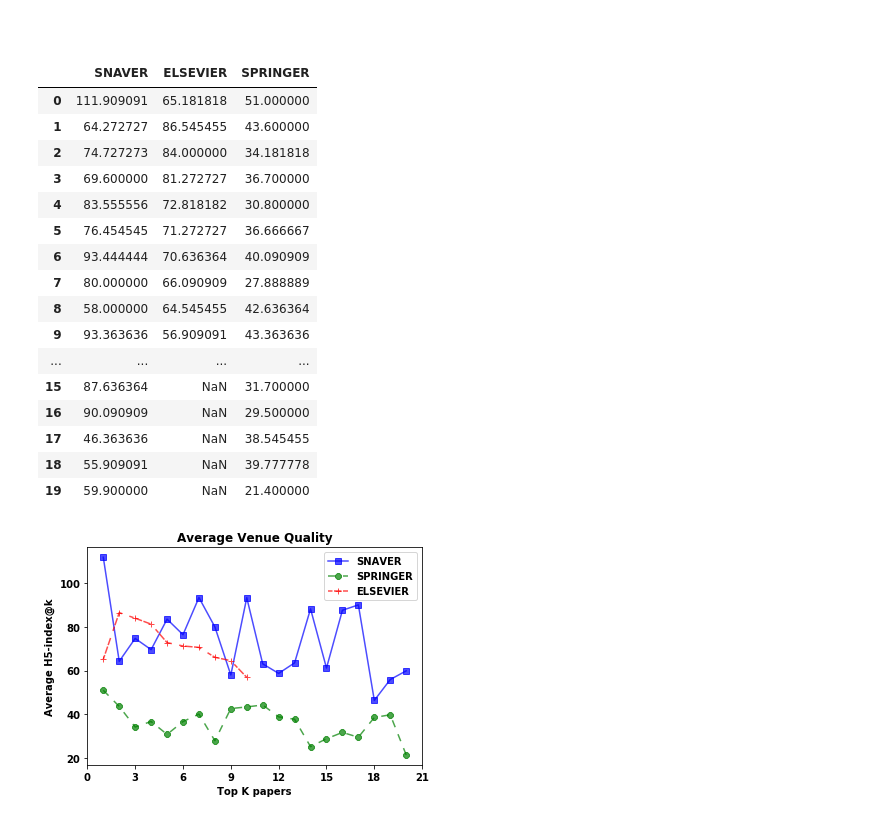
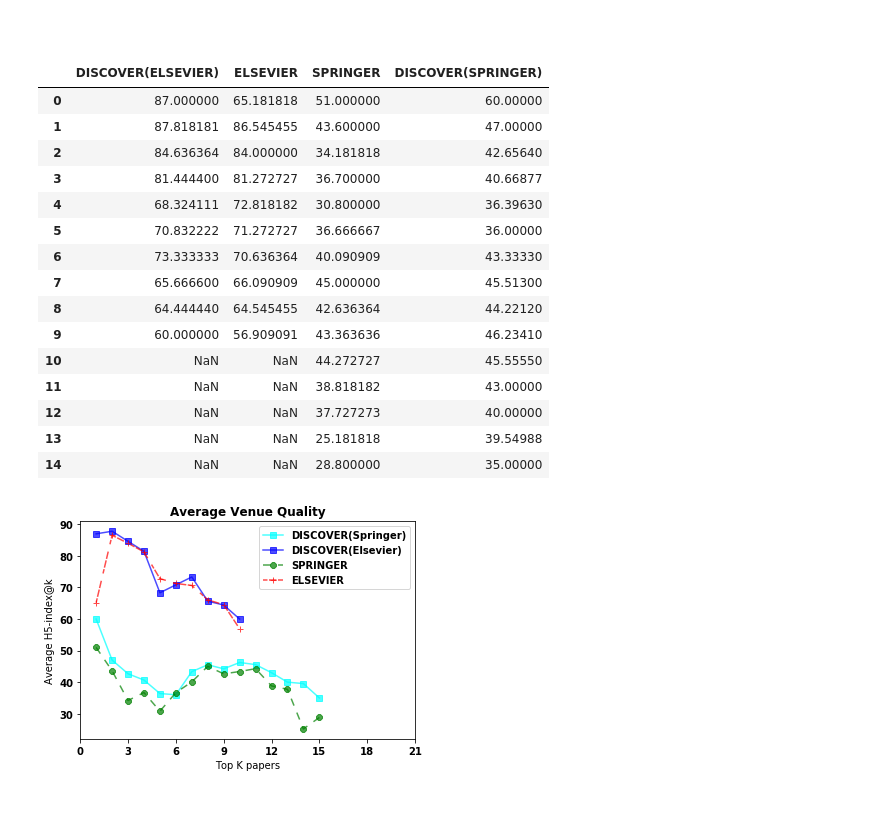
Before and after one commit to RTG8055/IIT-BHU, a Jupyter notebook: result-metric-I/Graphs.ipynb, the cells around one changed output. Saved outputs shown, nothing was run; the diff lists cells and outputs as text; code cells hidden in the pictures.

```diff
--- a/result-metric-I/Graphs.ipynb
+++ b/result-metric-I/Graphs.ipynb
@@ -236,44 +236,44 @@ plt.savefig("Precision_Average4.eps",dpi=300,bbox_inches='tight')
 # %% [output]
 [figure]
 # %%
-df3 = pd.read_excel("venuequality.xlsx")
+df3 = pd.read_excel("new_venuewuality.xlsx")
 # %% [markdown]
 ###
 # %%
 df3
 # %% [output]
-|  | SNAVER | ELSEVIER | SPRINGER |
-| 0 | 111.909091 | 65.181818 | 51.000000 |
-| 1 | 64.272727 | 86.545455 | 43.600000 |
-| 2 | 74.727273 | 84.000000 | 34.181818 |
-| 3 | 69.600000 | 81.272727 | 36.700000 |
-| 4 | 83.555556 | 72.818182 | 30.800000 |
-| 5 | 76.454545 | 71.272727 | 36.666667 |
-| 6 | 93.444444 | 70.636364 | 40.090909 |
-| 7 | 80.000000 | 66.090909 | 27.888889 |
-| 8 | 58.000000 | 64.545455 | 42.636364 |
-| 9 | 93.363636 | 56.909091 | 43.363636 |
-| ... | ... | ... | ... |
-| 15 | 87.636364 | NaN | 31.700000 |
-| 16 | 90.090909 | NaN | 29.500000 |
-| 17 | 46.363636 | NaN | 38.545455 |
-| 18 | 55.909091 | NaN | 39.777778 |
-| 19 | 59.900000 | NaN | 21.400000 |
+|  | DISCOVER(ELSEVIER) | ELSEVIER | SPRINGER | DISCOVER(SPRINGER) |
+| 0 | 87.000000 | 65.181818 | 51.000000 | 60.00000 |
+| 1 | 87.818181 | 86.545455 | 43.600000 | 47.00000 |
+| 2 | 84.636364 | 84.000000 | 34.181818 | 42.65640 |
+| 3 | 81.444400 | 81.272727 | 36.700000 | 40.66877 |
+| 4 | 68.324111 | 72.818182 | 30.800000 | 36.39630 |
+| 5 | 70.832222 | 71.272727 | 36.666667 | 36.00000 |
+| 6 | 73.333333 | 70.636364 | 40.090909 | 43.33330 |
+| 7 | 65.666600 | 66.090909 | 45.000000 | 45.51300 |
+| 8 | 64.444440 | 64.545455 | 42.636364 | 44.22120 |
+| 9 | 60.000000 | 56.909091 | 43.363636 | 46.23410 |
+| 10 | NaN | NaN | 44.272727 | 45.55550 |
+| 11 | NaN | NaN | 38.818182 | 43.00000 |
+| 12 | NaN | NaN | 37.727273 | 40.00000 |
+| 13 | NaN | NaN | 25.181818 | 39.54988 |
+| 14 | NaN | NaN | 28.800000 | 35.00000 |
 # %%
 plt.rcParams["font.weight"] = "bold"
 # plt.rcParams["axes.labelweight"] = "bold"
 fig = plt.figure()
 ax = plt.subplot(111)
-l1=ax.plot(np.arange(1,21,1),df3.SNAVER,alpha=0.7,color='blue',marker='s',markersize=6)
-l2=ax.plot(np.arange(1,21,1),df3.SPRINGER,ls=(0,(5,5,)),alpha=0.7,color='green',marker='8',markersize=6)
-l3=ax.plot(np.arange(1,21,1),df3.ELSEVIER,ls=(0, (3,1,5,1,5,5)),alpha=0.7,color='red',marker='+',markersize=6)
+l1=ax.plot(np.arange(1,16,1),df3['DISCOVER(SPRINGER)'],alpha=0.7,color='aqua',marker='s',markersize=6,label='DISCOVER(Springer)')
+l1=ax.plot(np.arange(1,16,1),df3['DISCOVER(ELSEVIER)'],alpha=0.7,color='blue',marker='s',markersize=6,label='DISCOVER(Elsevier)')
+l2=ax.plot(np.arange(1,16,1),df3.SPRINGER,ls=(0,(5,5,)),alpha=0.7,color='green',marker='8',markersize=6)
+l3=ax.plot(np.arange(1,16,1),df3.ELSEVIER,ls=(0, (3,1,5,1,5,5)),alpha=0.7,color='red',marker='+',markersize=6)
 ax.legend()
 ax.set_xticks(np.arange(0,22,3))
 # plt.axis([0.99,20.01,0.59,1.01])
 ax.set_title("Average Venue Quality",fontweight="bold")
 ax.set_xlabel("Top K papers")
 ax.set_ylabel("Average H5-index@k")
-plt.savefig("venuequal1.png",dpi=300)
-plt.savefig("venuequal1.eps",dpi=300)
+plt.savefig("new_venuequal2.png",dpi=300)
+plt.savefig("new_venuequal2.eps",dpi=300)
 # %% [output]
-[figure, old version]
+[figure, new version]
```
Also changed, not shown: parts of 3 cells of this notebook, 15 other files.
